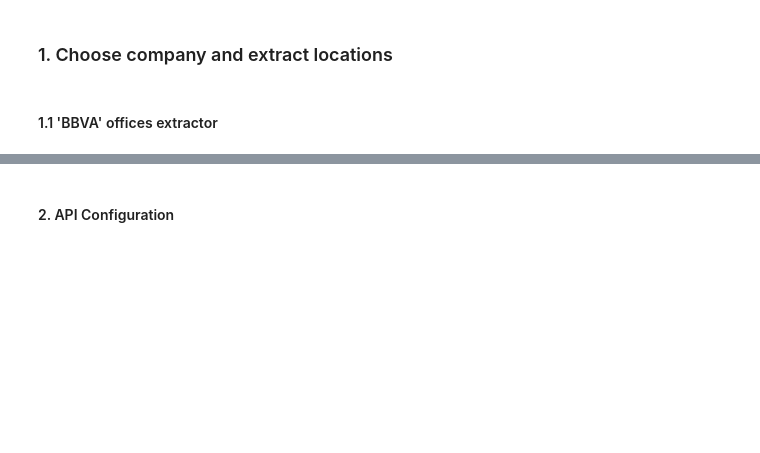
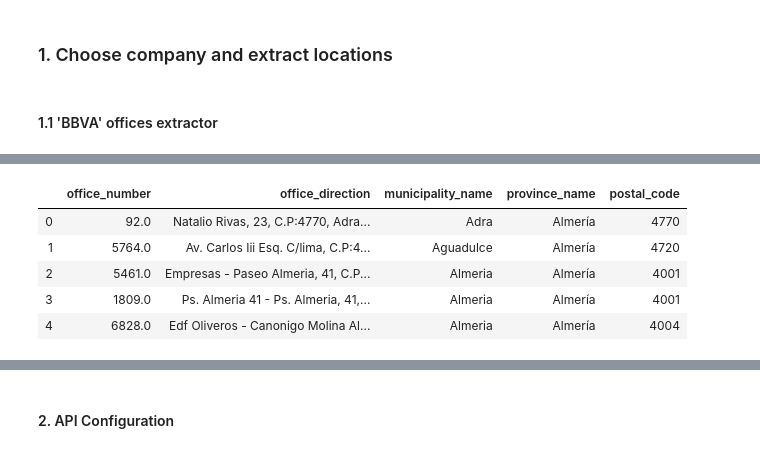
Before and after one commit to lozgarrido/hearhere, a Jupyter notebook: main.ipynb, the cells around one changed output, grey strips where cells are left out. Drawn from its saved outputs; the diff is of its cells as text; code cells hidden in the pictures; blank space fills up the shorter version.

```diff
--- a/main.ipynb
+++ b/main.ipynb
@@ -54,3 +49,4 @@ bbva_offices.head()
 # %%
 #Remove the first municipality appearance in 'office_direction'
-bbva_offices['office_direction'] = bbva_offices.office_direction.replace({r'^.+? - ': ''}, regex=True)
+bbva_offices['office_direction'] = bbva_offices['office_direction'].replace({r'^.+? - ': ''}, regex=True)
+bbva_offices.head()
@@ -65,0 +60,11 @@ bbva_offices.head()
+# %%
+#Extract postal code
+bbva_offices['postal_code'] = bbva_offices['office_direction'].str.extract(pat = 'C\.P:(\d*)', expand=True)
+bbva_offices.head()
+# %% [output]
+|  | office_number | office_direction | municipality_name | province_name | postal_code |
+| 0 | 92.0 | Natalio Rivas, 23, C.P:4770, Adra... | Adra | Almería | 4770 |
+| 1 | 5764.0 | Av. Carlos Iii Esq. C/lima, C.P:4... | Aguadulce | Almería | 4720 |
+| 2 | 5461.0 | Empresas - Paseo Almeria, 41, C.P... | Almeria | Almería | 4001 |
+| 3 | 1809.0 | Ps. Almeria 41 - Ps. Almeria, 41,... | Almeria | Almería | 4001 |
+| 4 | 6828.0 | Edf Oliveros - Canonigo Molina Al... | Almeria | Almería | 4004 |
```
Also changed, not shown: parts of 14 cells of this notebook.
